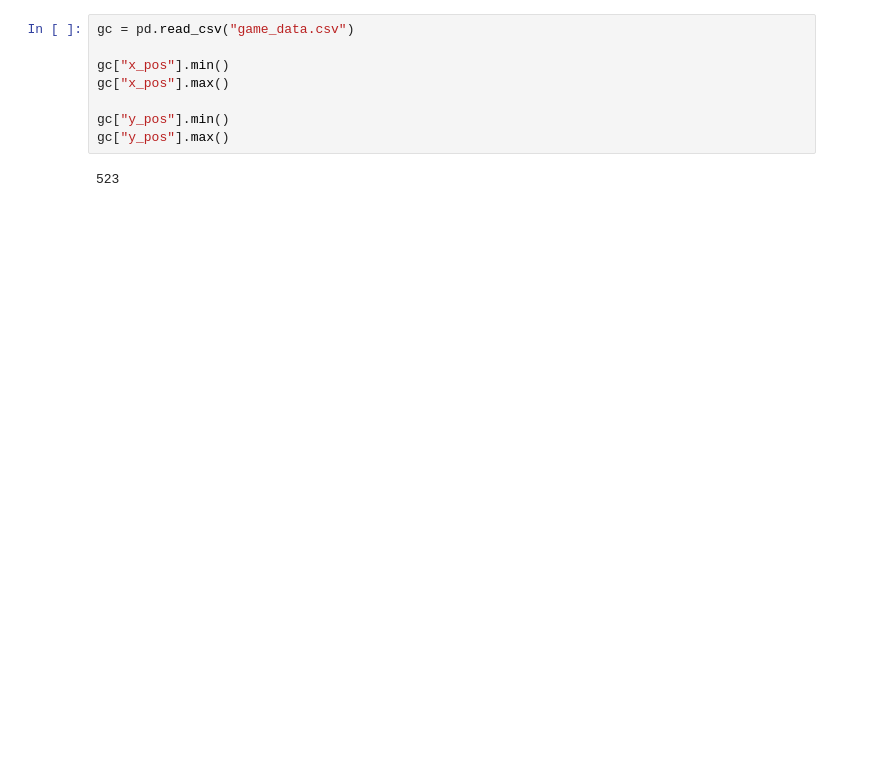
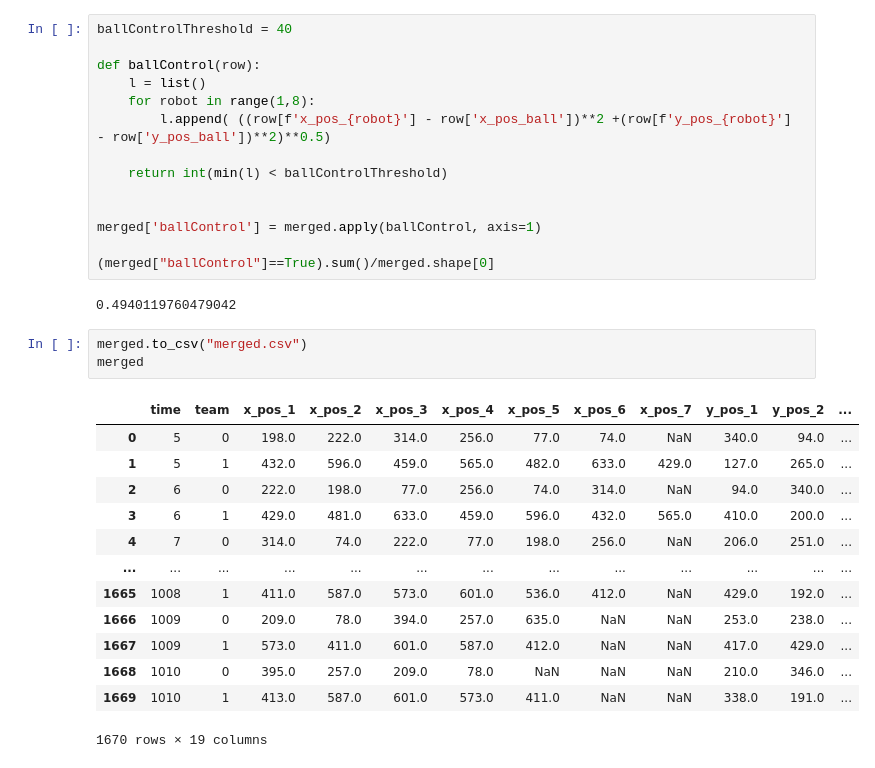
Before and after one commit to DaniAffCH/passage-human-feedback, a Jupyter notebook: generator/preprocess.ipynb, the cells around one changed output. Cells and saved outputs as stored; diff of their text form; blank space fills up the shorter version.

```diff
--- a/generator/preprocess.ipynb
+++ b/generator/preprocess.ipynb
@@ -67,10 +45,33 @@ pivot_table
-# %%
-gc = pd.read_csv("game_data.csv")
-
-gc["x_pos"].min()
-gc["x_pos"].max()
-
-gc["y_pos"].min()
-gc["y_pos"].max()
-# %% [output]
-523
+# %%
+ballControlThreshold = 40
+
+def ballControl(row):
+    l = list()
+    for robot in range(1,8):
+        l.append( ((row[f'x_pos_{robot}'] - row['x_pos_ball'])**2 +(row[f'y_pos_{robot}'] - row['y_pos_ball'])**2)**0.5)
+
+    return int(min(l) < ballControlThreshold)
+
+
+merged['ballControl'] = merged.apply(ballControl, axis=1)
+
+(merged["ballControl"]==True).sum()/merged.shape[0]
+# %% [output]
+0.4940119760479042
+# %%
+merged.to_csv("merged.csv")
+merged
+# %% [output]
+|  | time | team | x_pos_1 | x_pos_2 | x_pos_3 | x_pos_4 | x_pos_5 | x_pos_6 | x_pos_7 | y_pos_1 | y_pos_2 | ... |
+| 0 | 5 | 0 | 198.0 | 222.0 | 314.0 | 256.0 | 77.0 | 74.0 | NaN | 340.0 | 94.0 | ... |
+| 1 | 5 | 1 | 432.0 | 596.0 | 459.0 | 565.0 | 482.0 | 633.0 | 429.0 | 127.0 | 265.0 | ... |
+| 2 | 6 | 0 | 222.0 | 198.0 | 77.0 | 256.0 | 74.0 | 314.0 | NaN | 94.0 | 340.0 | ... |
+| 3 | 6 | 1 | 429.0 | 481.0 | 633.0 | 459.0 | 596.0 | 432.0 | 565.0 | 410.0 | 200.0 | ... |
+| 4 | 7 | 0 | 314.0 | 74.0 | 222.0 | 77.0 | 198.0 | 256.0 | NaN | 206.0 | 251.0 | ... |
+| ... | ... | ... | ... | ... | ... | ... | ... | ... | ... | ... | ... | ... |
+| 1665 | 1008 | 1 | 411.0 | 587.0 | 573.0 | 601.0 | 536.0 | 412.0 | NaN | 429.0 | 192.0 | ... |
+| 1666 | 1009 | 0 | 209.0 | 78.0 | 394.0 | 257.0 | 635.0 | NaN | NaN | 253.0 | 238.0 | ... |
+| 1667 | 1009 | 1 | 573.0 | 411.0 | 601.0 | 587.0 | 412.0 | NaN | NaN | 417.0 | 429.0 | ... |
+| 1668 | 1010 | 0 | 395.0 | 257.0 | 209.0 | 78.0 | NaN | NaN | NaN | 210.0 | 346.0 | ... |
+| 1669 | 1010 | 1 | 413.0 | 587.0 | 601.0 | 573.0 | 411.0 | NaN | NaN | 338.0 | 191.0 | ... |
+1670 rows × 19 columns
```
Also changed, not shown: parts of 5 cells of this notebook, 9 other files.
